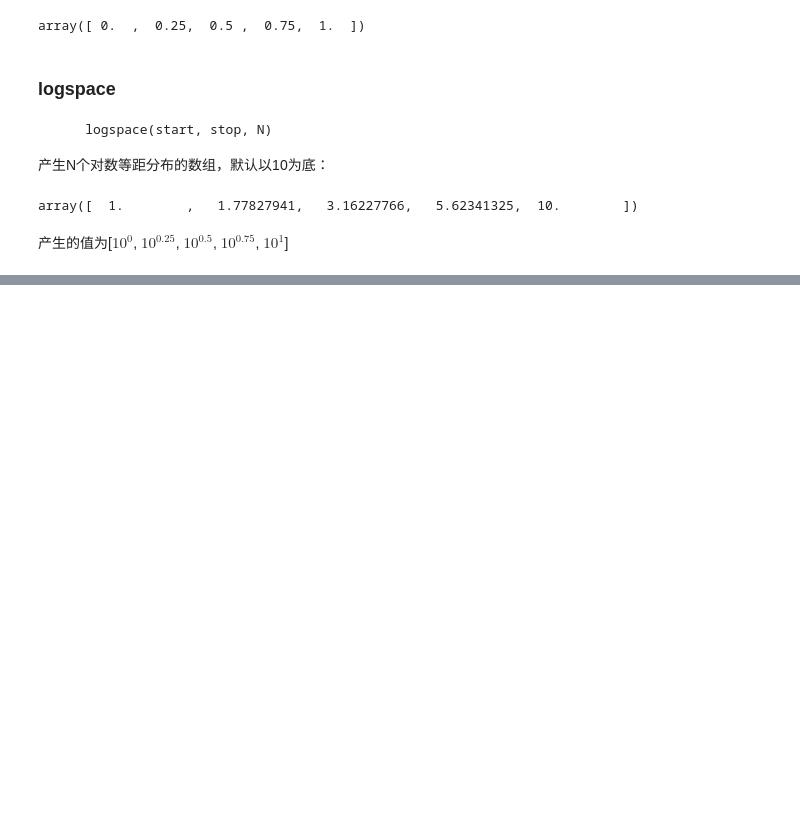
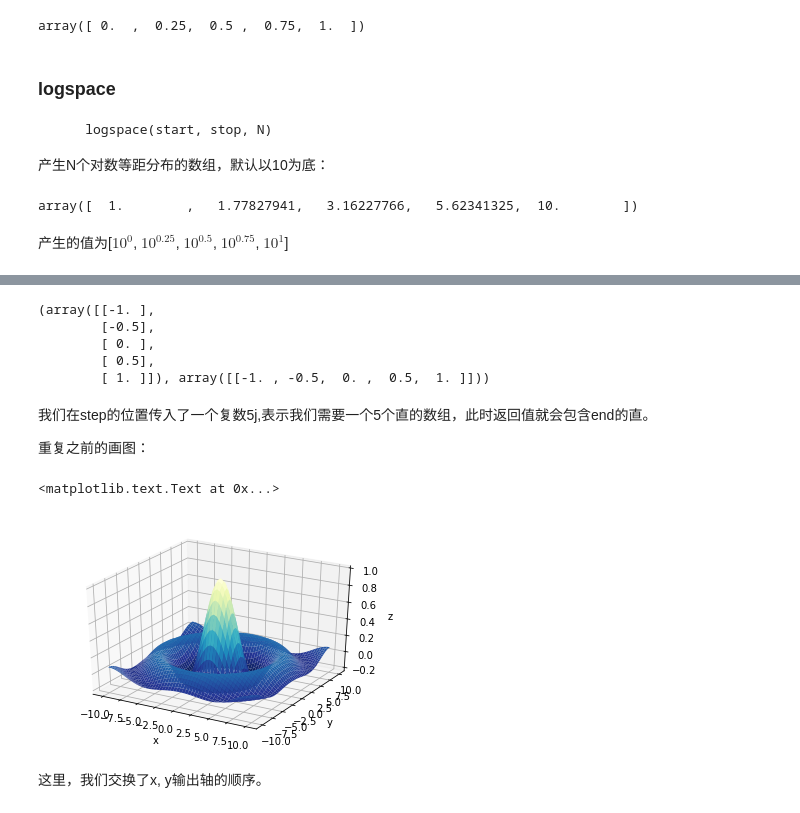
Before and after one commit to koral5408/notes-python, a Jupyter notebook: 03-numpy/03.11 生成数组的函数.ipynb, the cells around one changed output, grey strips where cells are left out. Cells and saved outputs as stored; diff of their text form; code cells hidden in the pictures; blank space fills up the shorter version.

```diff
--- a/03-numpy/03.11 生成数组的函数.ipynb
+++ b/03-numpy/03.11 生成数组的函数.ipynb
@@ -54,0 +195,30 @@ array([  1.        ,   1.77827941,   3.16227766,   5.62341325,  10.        ])
+# %%
+x, y
+# %% [output]
+(array([[-1. ],
+        [-0.5],
+        [ 0. ],
+        [ 0.5],
+        [ 1. ]]), array([[-1. , -0.5,  0. ,  0.5,  1. ]]))
+# %% [markdown]
+我们在step的位置传入了一个复数5j,表示我们需要一个5个直的数组，此时返回值就会包含end的直。
+
+重复之前的画图：
+# %%
+# exchange here
+y, x = np.ogrid[-10:10:51j, -10:10:51j]
+
+z = f(x, y )
+
+fig = plt.figure()
+ax = fig.add_subplot(111, projection='3d')
+ax.plot_surface(x, y, z,
+               rstride=1, cstride=1, cmap=cm.YlGnBu_r)
+ax.set_xlabel('x')
+ax.set_ylabel('y')
+ax.set_zlabel('z')
+# %% [output]
+<matplotlib.text.Text at 0x...>
+[figure, added]
+# %% [markdown]
+这里，我们交换了x, y输出轴的顺序。
```
Also changed, not shown: parts of 20 cells of this notebook.
